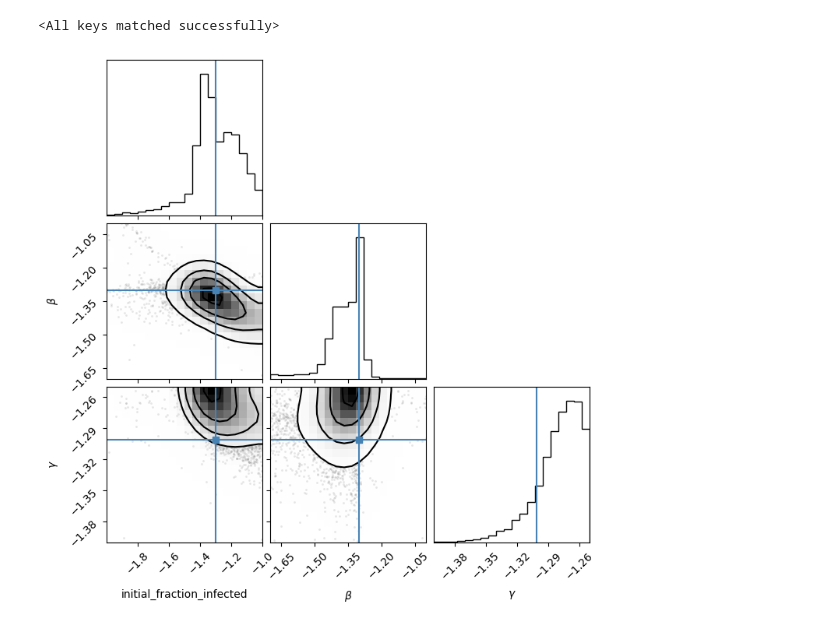
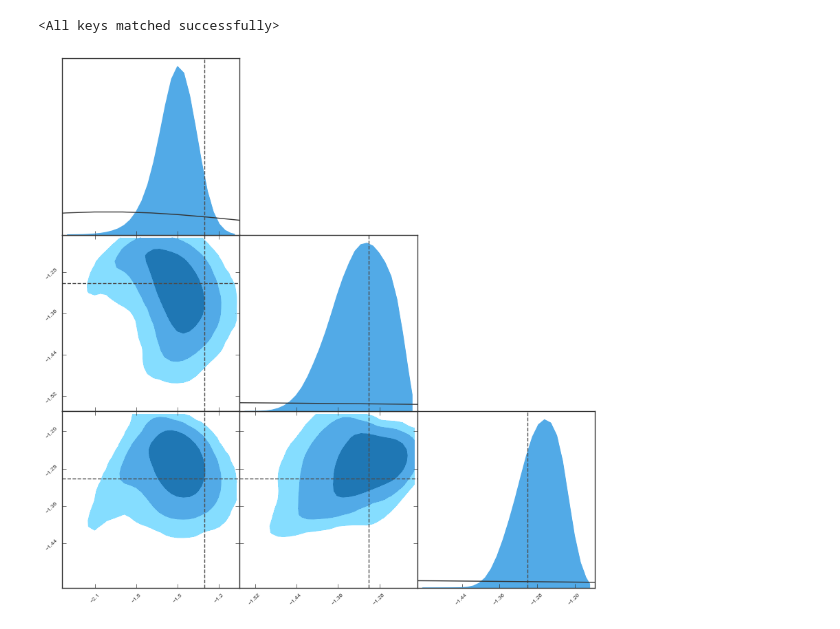
Before and after one commit to arnauqb/blackbirds, a Jupyter notebook: examples/02-SIR.ipynb, the cells around one changed output. Drawn from its saved outputs; the diff is of its cells as text; code cells hidden in the pictures.

```diff
--- a/examples/02-SIR.ipynb
+++ b/examples/02-SIR.ipynb
@@ -111,11 +111,19 @@ optimizer = torch.optim.AdamW(flow.parameters(), lr=1e-3)
 # We set the regularisation weight to 10.
 w = 10
 
-calibrator = Calibrator(model = sir, posterior_estimator = flow, prior=prior, data=true_data, optimizer=optimizer, w=w)
+calibrator = Calibrator(model = sir,
+                        posterior_estimator = flow,
+                        prior=prior,
+                        data=true_data,
+                        optimizer=optimizer,
+                        w=w,
+                        n_samples_per_epoch=5,
+                        log_tensorboard=True,
+                       gradient_horizon=1)
 
 # and we run for 500 epochs without early stopping.
 
-calibrator.run(n_epochs=500, max_epochs_without_improvement=100);
+calibrator.run(n_epochs=1000, max_epochs_without_improvement=np.inf);
 # %%
 # Let's have a look at the loss over epochs:
 
@@ -131,11 +139,13 @@ flow.load_state_dict(calibrator.best_model_state_dict)
 <All keys matched successfully>
 # %%
 # Plot the final flow posterior approximator and compare it to the real parameters:
-samples = flow.sample(10000)[0].detach().numpy()
+samples = flow.sample(50000)[0].detach().numpy()
 
-corner(samples, truths=true_parameters.numpy(), smooth=2, range = ((-2, -1.0), (-1.7, -1.0), (-1.4, -1.25)), labels=["initial_fraction_infected", r"$\beta$", r"$\gamma$"]);
+#corner(samples, truths=true_parameters.numpy(), smooth=2, range = ((-2, -1.0), (-1.7, -1.0), (-1.4, -1.25)), labels=["initial_fraction_infected", r"$\beta$", r"$\gamma$"]);
+#corner(samples, truths=true_parameters.numpy(), smooth=2, labels=["initial_fraction_infected", r"$\beta$", r"$\gamma$"]);
+pygtc.plotGTC([samples], truths=true_parameters.numpy(), figureSize=10, priors=[(-2, 1) for i in range(3)], nContourLevels=3);
 # %% [output]
-[figure, old version]
+[figure, new version]
 # %%
 # compare the predictions to the synthetic data:
 
```
Also changed, not shown: parts of 8 cells of this notebook, 2 other files.
